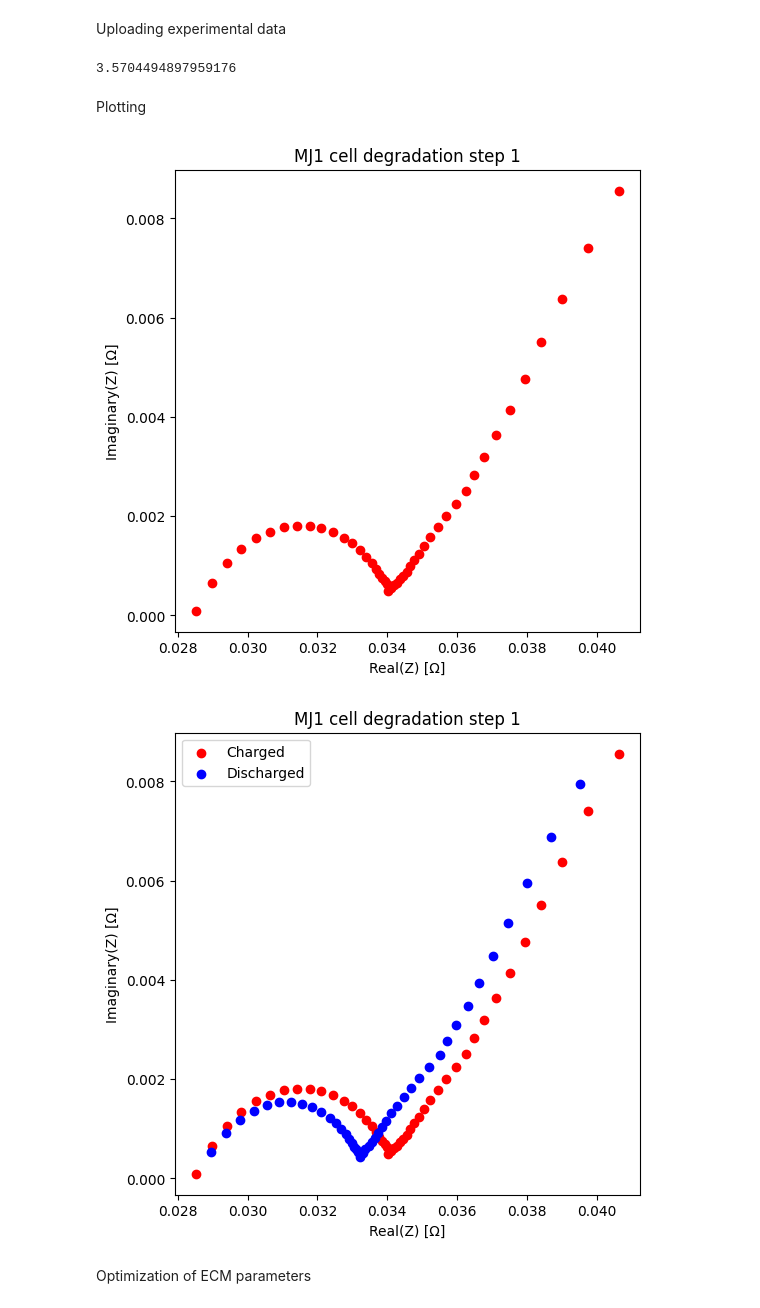
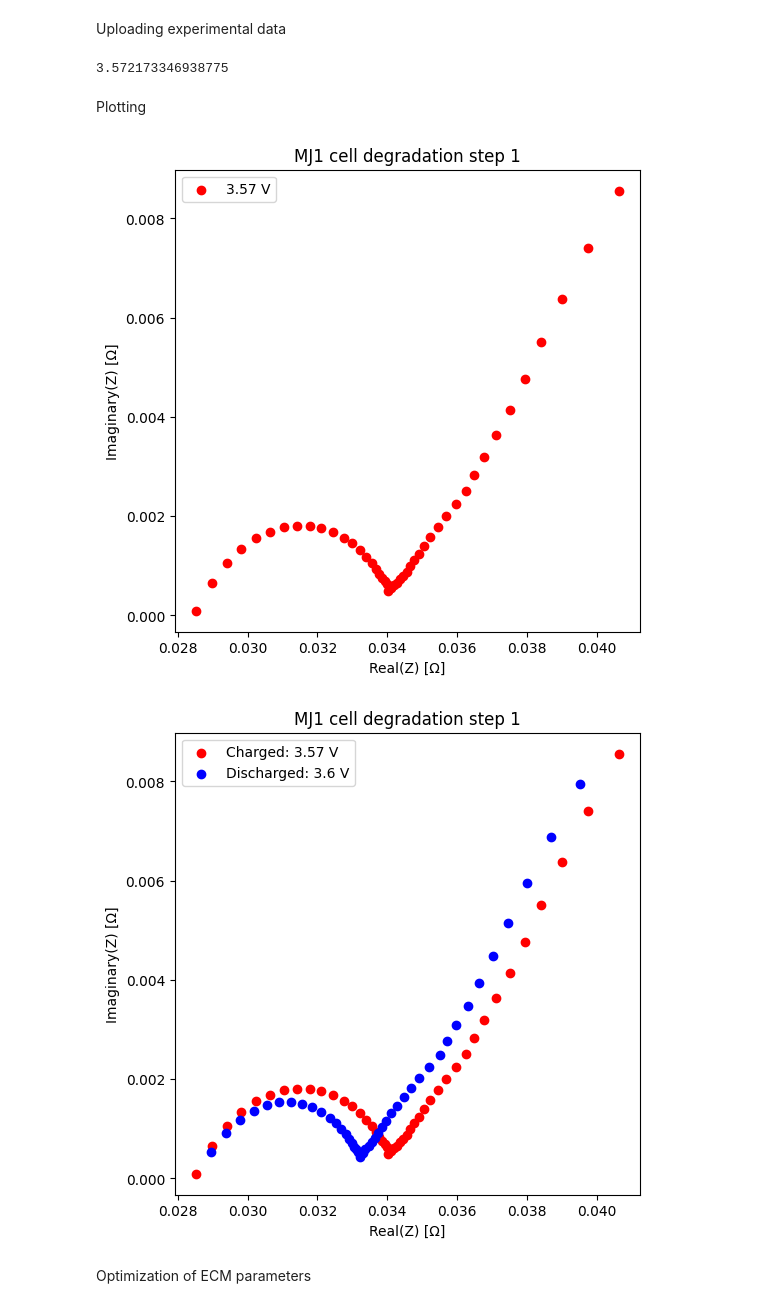
Before and after one commit to samaard2001/EIS-code, a Jupyter notebook: Code/EIS_ECM_Randles.ipynb, the cells around one changed output. Cells and saved outputs as stored; diff of their text form; code cells hidden in the pictures.

```diff
--- a/Code/EIS_degrad_params.ipynb
+++ b/Code/EIS_ECM_Randles.ipynb
@@ -50,7 +50,7 @@ def get_exp_data(i, d):
 def get_vdc(i, d):
     length = get_exp_data(i, d)[2]
     file = "/Users/synnemard/Desktop/lithium_ion/EIS_data/MJ1_01_EIS-SoC_01-05/MJ1_01_EIS-SoC_0"+str(i)+"/"+d+"EISGALV3V587.DTA"
-    df = pd.read_csv(file, delimiter='\t', skiprows=[i for i in range(0, 60)])
+    df = pd.read_csv(file, delimiter='\t', skiprows=[i for i in range(0, 60)], encoding='ISO-8859-1')
 
     df_vdc = df['Vdc'][::-1]
     vdc = df_vdc[:length+1]
@@ -63,48 +63,51 @@ def get_vdc(i, d):
 
     return v_avg #, df_name]
 
-get_vdc(5, "")
+get_vdc(1, "")
 # %% [output]
-3.5704494897959176
+3.572173346938775
 # %% [markdown]
 Plotting
 # %%
+
+
 def plotting(i, d):
     # Creating Nyquist plot
     plt.figure(figsize=(6,6))
-    plt.scatter(get_exp_data(i, d)[0][0], -get_exp_data(i, d)[0][1], color='red')
+    plt.scatter(get_exp_data(i, d)[0][0], -get_exp_data(i, d)[0][1], color='red', label = str(round(get_vdc(i, d),2))+f' V')
 
     # Labeling the plot
     plt.xlabel('Real(Z) [Ω]')
     plt.ylabel('Imaginary(Z) [Ω]')
     plt.title('MJ1 cell degradation step '+str(i))
+    plt.legend()
     plt.show()
 
 plotting(1, "")
 # %% [output]
-[figure, old version]
+[figure, new version]
 # %%
 def combined_plot(i):
     # Creating the figure for both the charged and discharged data
     plt.figure(figsize=(6, 6))
 
     z_list_charged = get_exp_data(i, "")[0]
     z_list_discharged = get_exp_data(i, "d")[0]
 
     # Plot
-    plt.scatter(z_list_charged[0], -z_list_charged[1], color='red', label='Charged')
-    plt.scatter(z_list_discharged[0], -z_list_discharged[1], color='blue', label='Discharged')
+    plt.scatter(z_list_charged[0], -z_list_charged[1], color='red', label='Charged: '+str(round(get_vdc(i, ""),2))+f' V')
+    plt.scatter(z_list_discharged[0], -z_list_discharged[1], color='blue', label='Discharged: '+str(round(get_vdc(i, "d"),2))+f' V')
 
     # Adding labels and title
     plt.xlabel('Real(Z) [Ω]')
     plt.ylabel('Imaginary(Z) [Ω]')
     plt.title(f'MJ1 cell degradation step {i}')
     plt.legend()
     plt.show()
 
 combined_plot(1)
 # %% [output]
-[figure, old version]
+[figure, new version]
 # %% [markdown]
 Optimization of ECM parameters
 # %%
```
Also changed, not shown: parts of 2 cells of this notebook, 2 other files.
